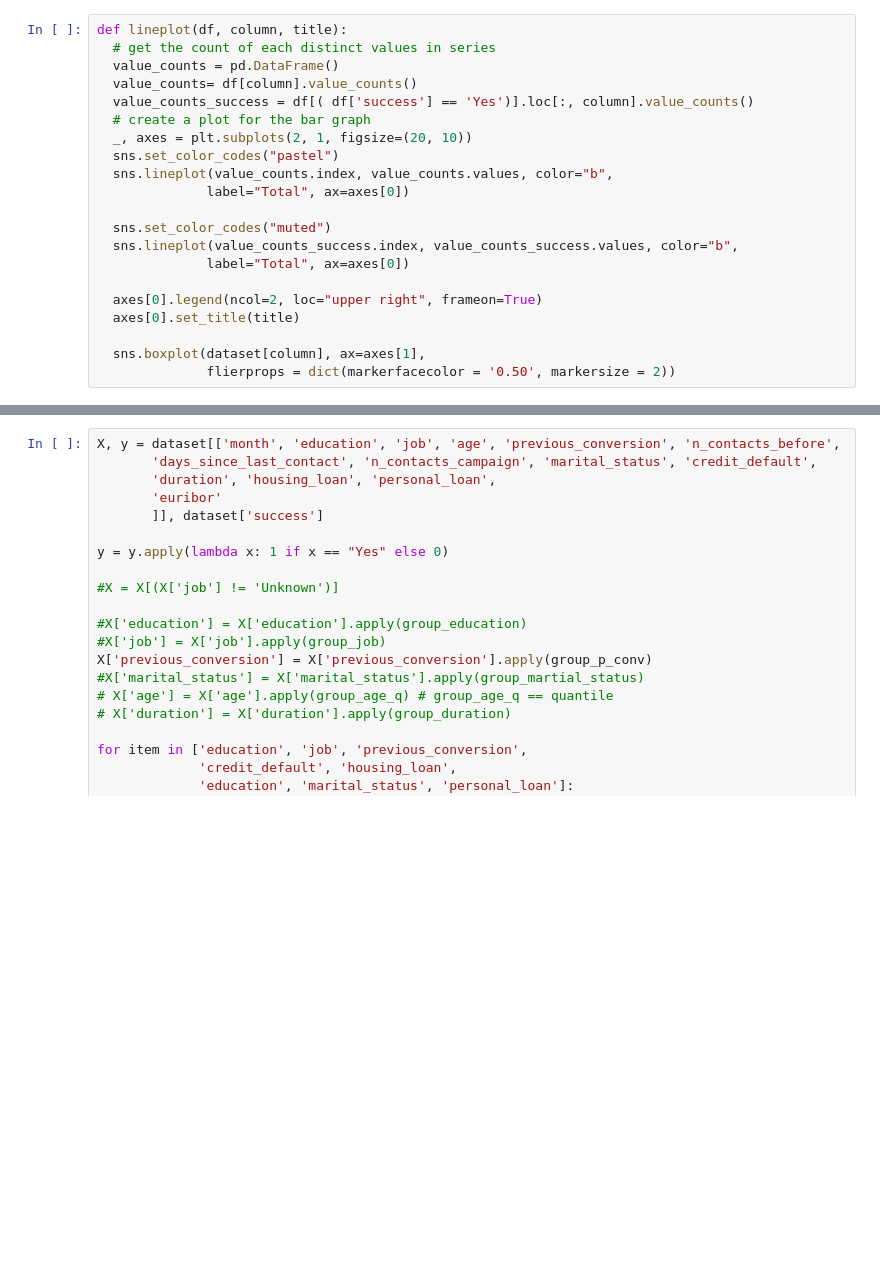
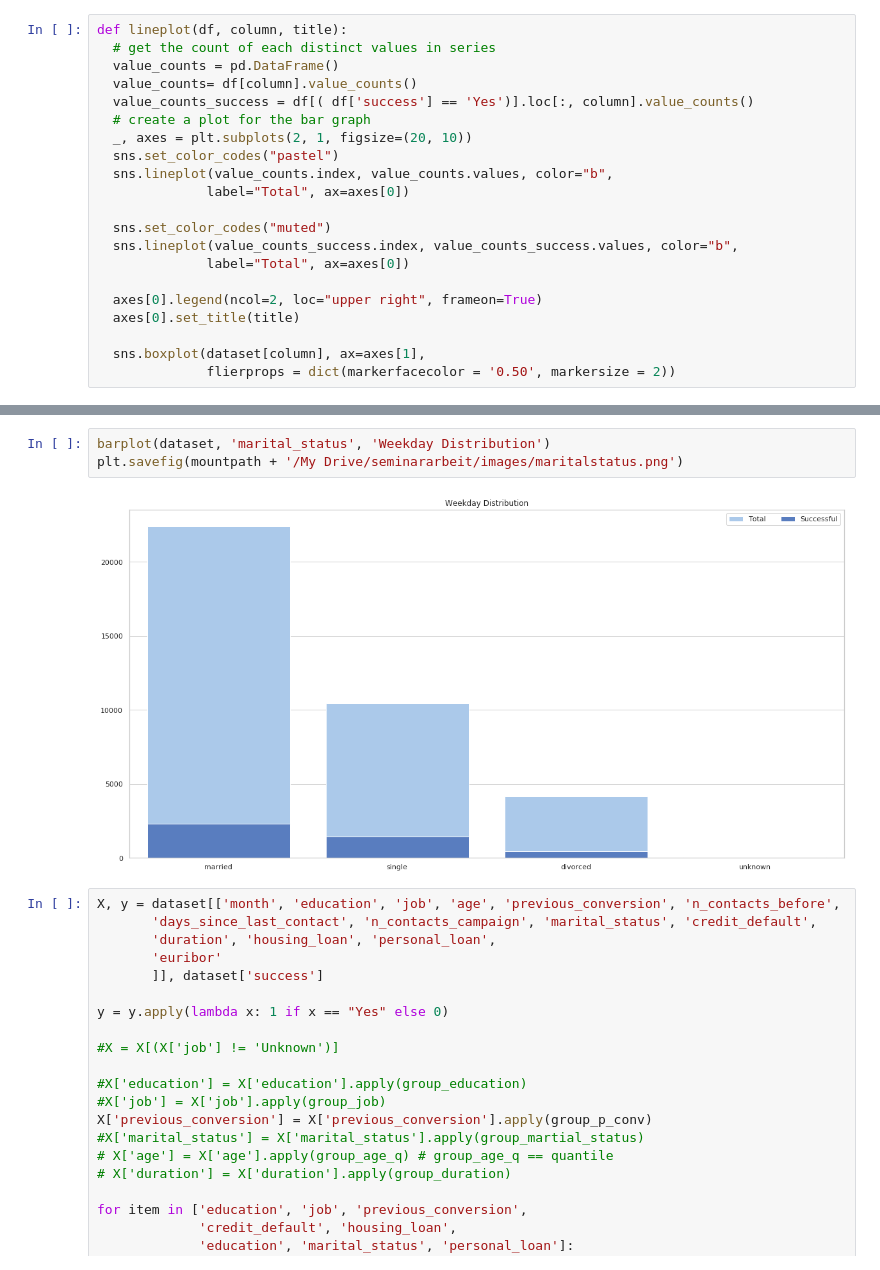
Before and after one commit to rgumi/seminararbeit_src, a Jupyter notebook: feb_v3.ipynb, the cells around one changed output, grey strips where cells are left out. Cells and saved outputs as stored; diff of their text form; blank space fills up the shorter version.

```diff
--- a/feb_v3.ipynb
+++ b/feb_v3.ipynb
@@ -304,3 +295,8 @@ Index(['age', 'marital_status', 'education', 'job', 'credit_default',
+# %%
+barplot(dataset, 'marital_status', 'Weekday Distribution')
+plt.savefig(mountpath + '/My Drive/seminararbeit/images/maritalstatus.png')
+# %% [output]
+[figure, added]
 # %%
 X, y = dataset[['month', 'education', 'job', 'age', 'previous_conversion', 'n_contacts_before',
        'days_since_last_contact', 'n_contacts_campaign', 'marital_status', 'credit_default',
```
Also changed, not shown: parts of 4 cells of this notebook.
